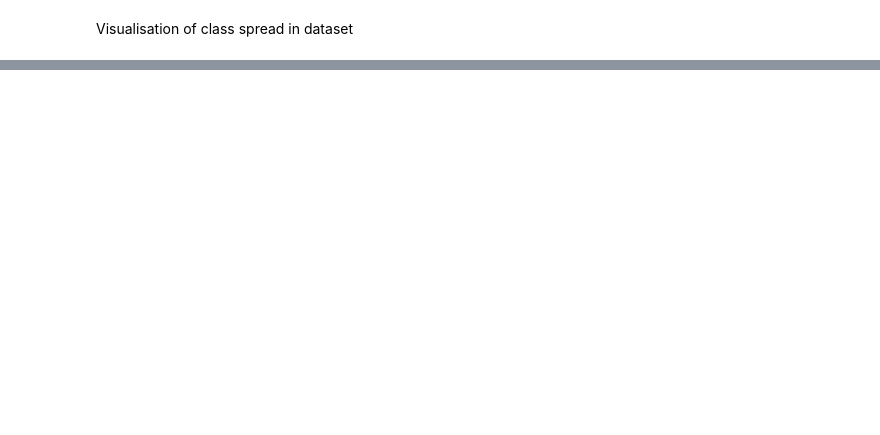
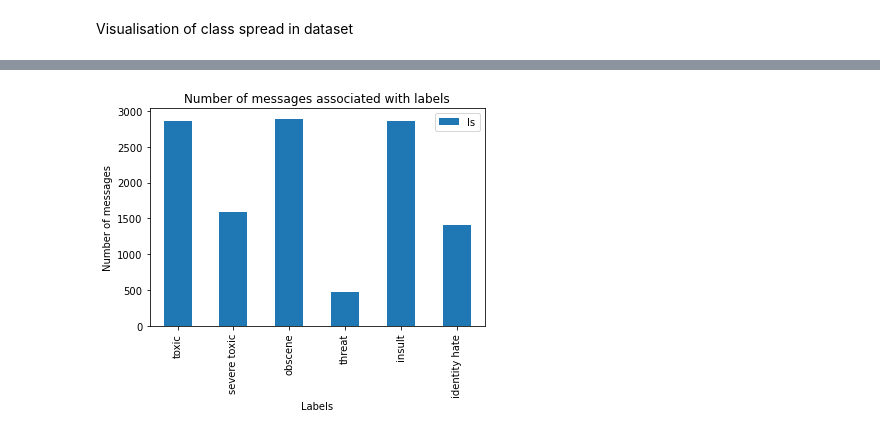
Before and after one commit to Dimitrisvas/group7_textClassification, a Jupyter notebook: class_spread_visualisation.ipynb, the cells around one changed output, grey strips where cells are left out. Cells and saved outputs as stored; diff of their text form; code cells hidden in the pictures; blank space fills up the shorter version.

Commit message:
Preprocessing visualisation added alongside a folder with some of my experimentation

```diff
--- a/class_spread_visualisation.ipynb
+++ b/class_spread_visualisation.ipynb
@@ -66,0 +75,9 @@ print(toxic)
+# %%
+df = pandas.DataFrame(data=histograms)
+df = df.T
+df
+labels = ['toxic', 'severe toxic', 'obscene', 'threat', 'insult', 'identity hate']
+# %%
+df.columns = ['Not', 'Is']
+df['labels'] = labels
+df
@@ -66,0 +92,11 @@ print(toxic)
+# %%
+# Visualisation of label spread
+df.plot(x ='labels', y='Is', kind = 'bar')
+
+plt.title('Number of messages associated with labels')
+plt.ylabel('Number of messages')
+plt.xlabel('Labels')
+
+plt.show()
+# %% [output]
+[figure, added]
```
Also changed, not shown: parts of 24 cells of this notebook, 4 other files.
